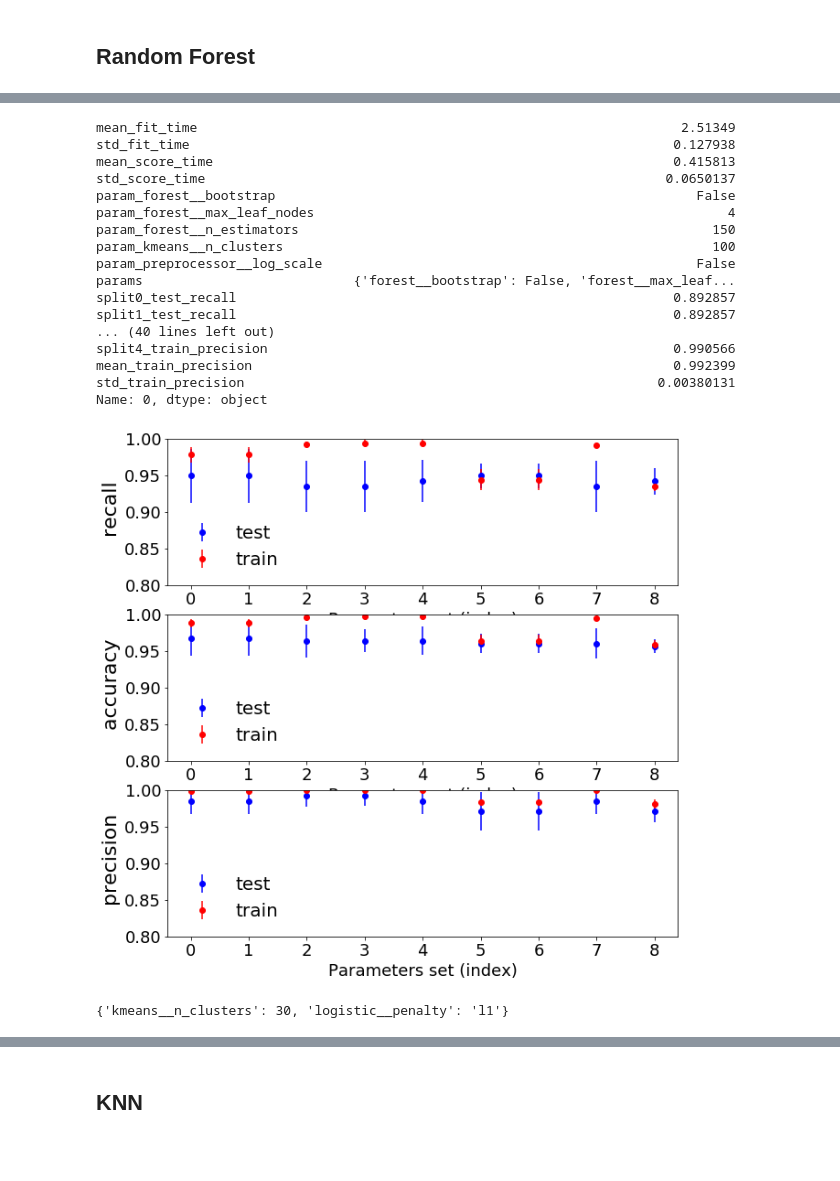
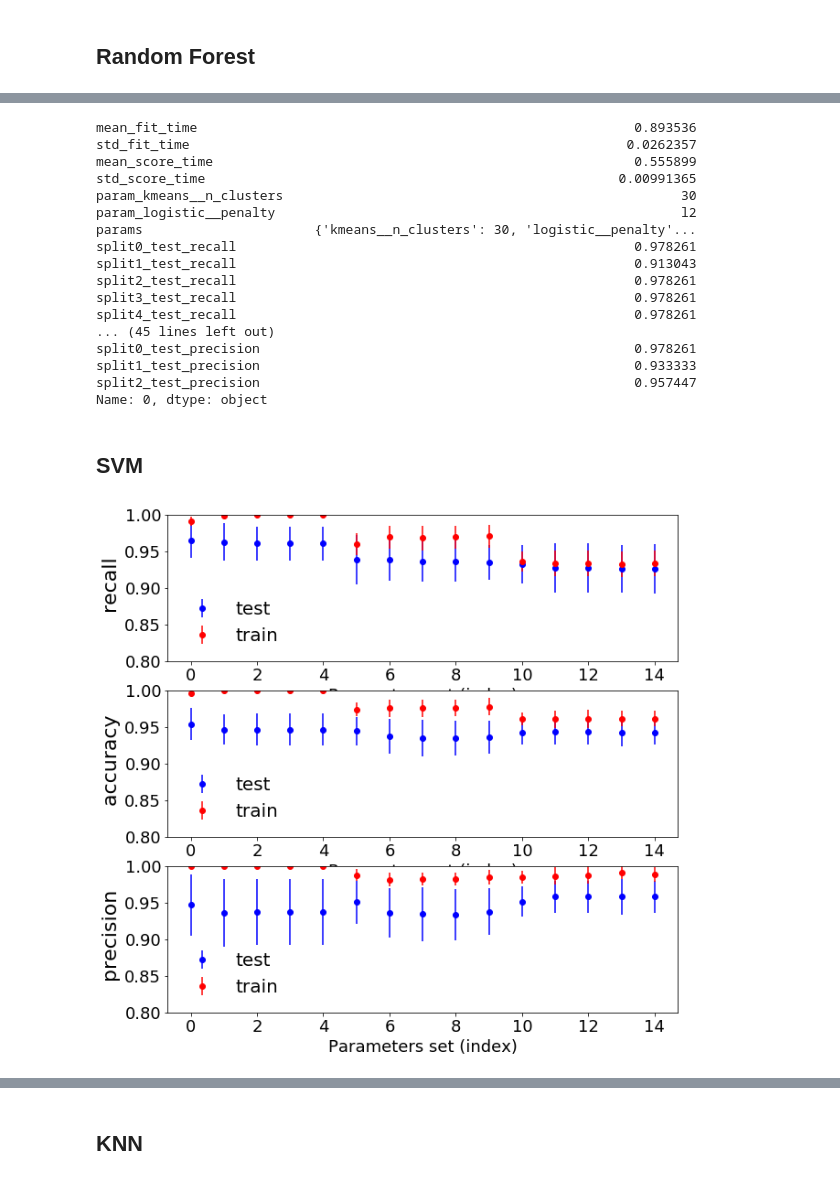
Before and after one commit to francescogiordano94/vacuum_gauge, a Jupyter notebook: visualize_and_compare.ipynb, the cells around one changed output, grey strips where cells are left out. Cells and saved outputs as stored; diff of their text form; code cells hidden in the pictures; blank space fills up the shorter version.

```diff
--- a/visualize_and_compare.ipynb
+++ b/visualize_and_compare.ipynb
@@ -66,20 +102,20 @@ results, model = plot_score (model_dir, model_version, scoring_list=scoring_list
 # %%
-results.iloc[0]
+results.iloc[0].head(60)
 # %% [output]
-mean_fit_time                                                              2.51349
-std_fit_time                                                              0.127938
-mean_score_time                                                           0.415813
-std_score_time                                                           0.0650137
-param_forest__bootstrap                                                      False
-param_forest__max_leaf_nodes                                                     4
-param_forest__n_estimators                                                     150
-param_kmeans__n_clusters                                                       100
-param_preprocessor__log_scale                                                False
-params                           {'forest__bootstrap': False, 'forest__max_leaf...
-split0_test_recall                                                        0.892857
-split1_test_recall                                                        0.892857
-... (40 lines left out)
-split4_train_precision                                                    0.990566
-mean_train_precision                                                      0.992399
-std_train_precision                                                     0.00380131
+mean_fit_time                                                        0.893536
+std_fit_time                                                        0.0262357
+mean_score_time                                                      0.555899
+std_score_time                                                     0.00991365
+param_kmeans__n_clusters                                                   30
+param_logistic__penalty                                                    l2
+params                      {'kmeans__n_clusters': 30, 'logistic__penalty'...
+split0_test_recall                                                   0.978261
+split1_test_recall                                                   0.913043
+split2_test_recall                                                   0.978261
+split3_test_recall                                                   0.978261
+split4_test_recall                                                   0.978261
+... (45 lines left out)
+split0_test_precision                                                0.978261
+split1_test_precision                                                0.933333
+split2_test_precision                                                0.957447
 Name: 0, dtype: object
@@ -88,18 +122,14 @@ Name: 0, dtype: object
+# %% [markdown]
+## SVM
 # %%
-## definire funzione generica per facilitare la comparison dei risultati
-
 name = ''
-model_dir = 'data/models/logistic_classifier'
-model_version = 'logistic_004.pkl'
+model_dir = 'data/models/svm'
+model_version = 'svm_004.pkl'
 scoring_list = ['recall', 'accuracy', 'precision']
 n_results = -1
 model_path = os.path.join(model_dir, model_version)
 
-results, logistic = plot_score (model_dir, model_version, scoring_list=scoring_list,
-                      sort_scoring='accuracy', n_results=-1, name='')
+results, svm = plot_score (model_dir, model_version, scoring_list=scoring_list,
+                           sort_scoring='recall', n_results=20, name='')
 # %% [output]
-[figure, old version]
+[figure, new version]
-# %%
-results.iloc[0]['params']
-# %% [output]
-{'kmeans__n_clusters': 30, 'logistic__penalty': 'l1'}
```
Also changed, not shown: parts of 11 cells of this notebook, 2 other files.
